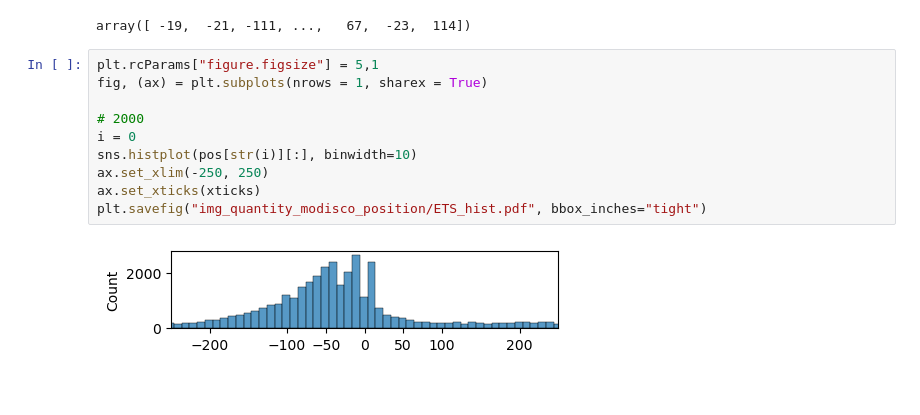
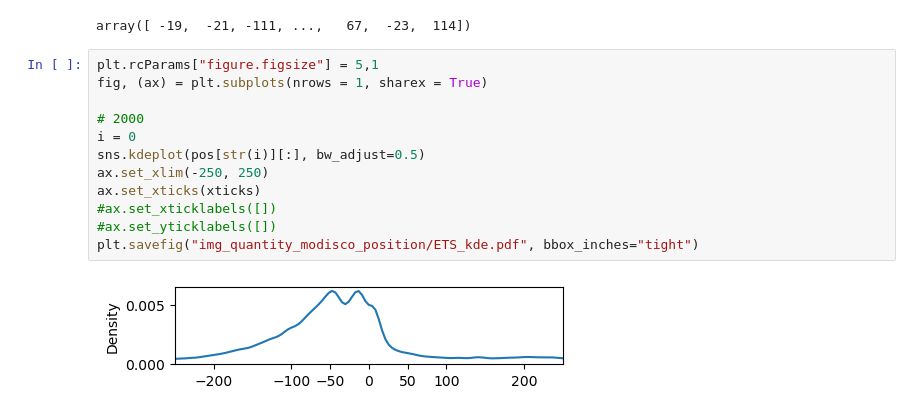
Before and after one commit to Danko-Lab/clipnet_paper, a Jupyter notebook: motif_positioning/modisco_quantity_positions.ipynb, the cells around one changed output. Drawn from its saved outputs; the diff is of its cells as text.

```diff
--- a/motif_positioning/modisco_quantity_positions.ipynb
+++ b/motif_positioning/modisco_quantity_positions.ipynb
@@ -39,12 +39,14 @@ array([ -19,  -21, -111, ...,   67,  -23,  114])
 # %%
 plt.rcParams["figure.figsize"] = 5,1
 fig, (ax) = plt.subplots(nrows = 1, sharex = True)
 
 # 2000
 i = 0
-sns.histplot(pos[str(i)][:], binwidth=10)
+sns.kdeplot(pos[str(i)][:], bw_adjust=0.5)
 ax.set_xlim(-250, 250)
 ax.set_xticks(xticks)
-plt.savefig("img_quantity_modisco_position/ETS_hist.pdf", bbox_inches="tight")
+#ax.set_xticklabels([])
+#ax.set_yticklabels([])
+plt.savefig("img_quantity_modisco_position/ETS_kde.pdf", bbox_inches="tight")
 # %% [output]
-[figure, old version]
+[figure, new version]
```
Also changed, not shown: parts of 24 cells of this notebook, 51 other files.
